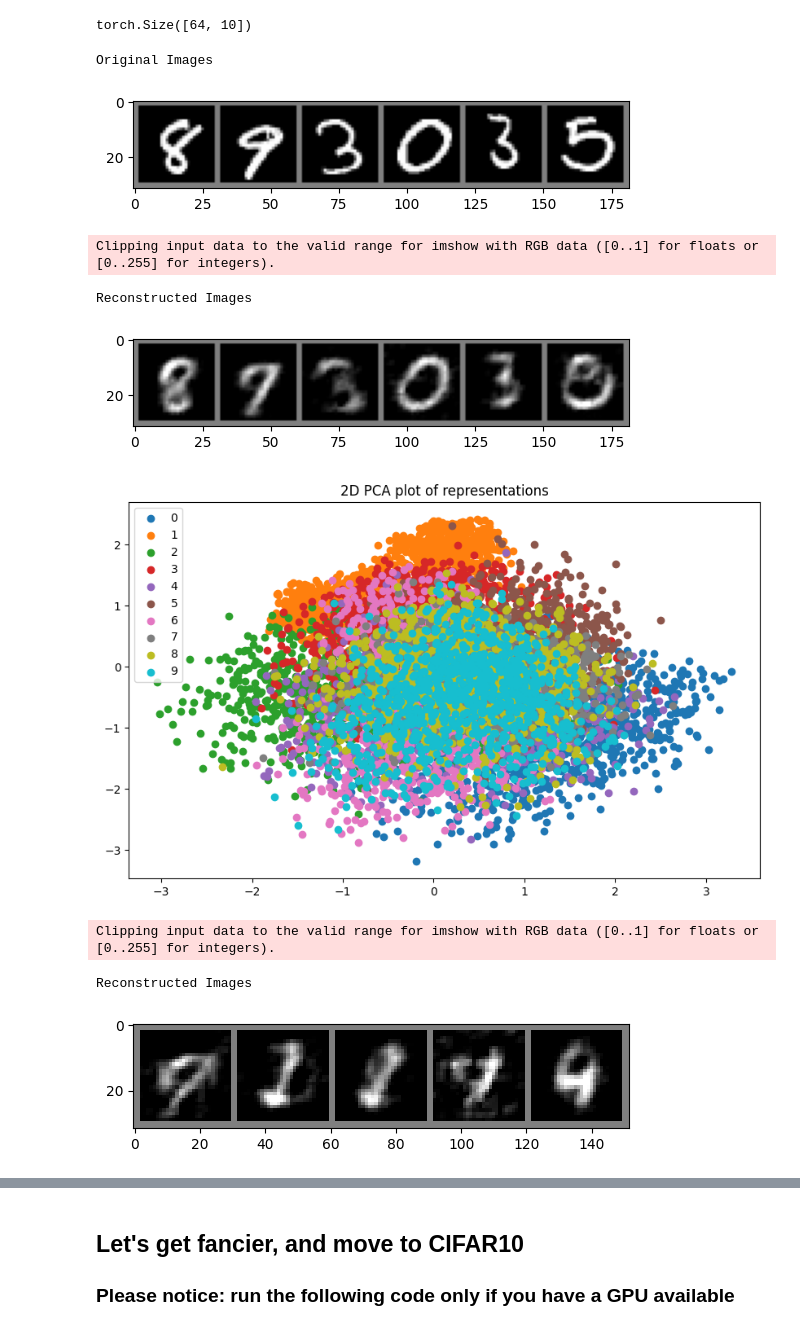
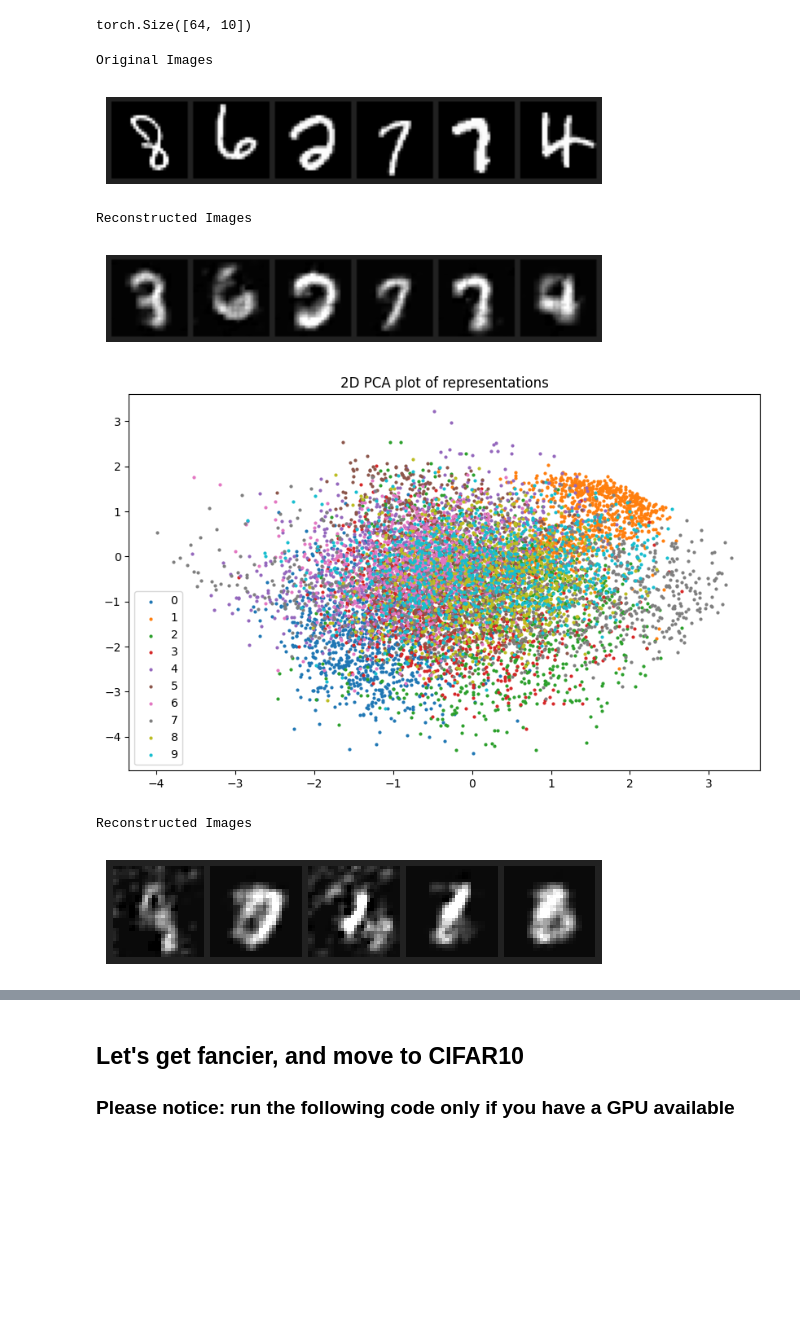
Before and after one commit to fcaretti/VAE_tutorial, a Jupyter notebook: VAE_intro.ipynb, the cells around one changed output, grey strips where cells are left out. Cells and saved outputs as stored; diff of their text form; code cells hidden in the pictures; blank space fills up the shorter version.

```diff
--- a/VAE_intro.ipynb
+++ b/VAE_intro.ipynb
@@ -278,8 +270,8 @@ class ConvVAE(nn.Module):
 def kl_divergence(mu, logvar):
     return -0.5 * torch.sum(1 + logvar - mu.pow(2) - logvar.exp())
 # %%
-VAE = ConvVAE()
-optimizer = torch.optim.SGD(VAE.parameters(), lr=0.00001, weight_decay=1e-5, momentum=0.9)
+VAE_mnist = ConvVAE_MNIST()
+optimizer = torch.optim.SGD(VAE_mnist.parameters(), lr=0.00001, weight_decay=1e-5, momentum=0.9)
 criterion = nn.MSELoss(reduction='sum')
 # %%
 n_epochs = 5
@@ -291,9 +283,9 @@ with torch.no_grad():  # No need to track gradients
         #img = img.view(img.size(0), -1)
         #if convolutional
         img = img.view(img.size(0), 1, 28, 28)
-        train_output, mu, logvar = VAE(img)
+        train_output, mu, logvar = VAE_mnist(img)
         train_loss += ((criterion(train_output, img)+kl_divergence(mu,logvar)).item()/img.size(0))
-train_loss /= len(train_loader)
+train_loss /= (len(train_loader)*28*28)
 print(f'Initial Train Loss: {train_loss}')
 
 for epoch in range(n_epochs):
@@ -303,27 +295,26 @@ for epoch in range(n_epochs):
         #if convolutional
         img = img.view(img.size(0), 1, 28, 28)
         # Forward pass
-        output, mu, logvar = VAE(img)
+        output, mu, logvar = VAE_mnist(img)
         loss = criterion(output, img)+kl_divergence(mu, logvar)
-        #loss = criterion(output, img)
         # Backward pass and optimize
         optimizer.zero_grad()
         loss.backward()
         optimizer.step()
 
     # Evaluation phase
-    VAE.eval()  # Set the network to evaluation mode
+    VAE_mnist.eval()  # Set the network to evaluation mode
 
     # Calculate training loss over the entire training set
     train_loss = 0
     with torch.no_grad():  # No need to track gradients
-        for img,_ in train_loader:
+        for img,_ in train_loader_2:
             #img = img.view(img.size(0), -1)
             #if convolutional
             img = img.view(img.size(0), 1, 28, 28)
-            train_output, mu, logvar = VAE(img)
+            train_output, mu, logvar = VAE_mnist(img)
             train_loss += ((criterion(train_output, img)+kl_divergence(mu,logvar)).item()/img.size(0))
-    train_loss /= len(train_loader)
+    train_loss /= (len(train_loader_2)*28*28)
 
     # Same for test
     test_loss = 0
@@ -332,8 +323,8 @@ for epoch in range(n_epochs):
             #img = img.view(img.size(0), -1)
             #if convolutional
             img = img.view(img.size(0), 1, 28, 28)
-            test_output, mu, logvar = VAE(img)
+            test_output, mu, logvar = VAE_mnist(img)
             test_loss += ((criterion(test_output, img)+kl_divergence(mu,logvar)).item()/img.size(0))
-    test_loss /= len(test_loader)
+    test_loss /= (len(test_loader)*28*28)
     print(f'Epoch {epoch+1}/{n_epochs} - Train Loss: {train_loss}, Test Loss: {test_loss}')
 # %% [output]
@@ -345,0 +337,13 @@ Epoch 5/5 - Train Loss: 116.28460260865036, Test Loss: 117.7756721496582
+# %%
+# Get a batch of test images
+images, _ = next(iter(test_loader))
+original_images = images  # Save the original images for comparison
+
+
+VAE_mnist.eval()  # Set the model to evaluation mode
+with torch.no_grad():  # No need to track gradients
+    #images = images.view(images.size(0), -1)
+    #if convolutional
+    images = images.view(images.size(0), 1, 28, 28)
+    reconstructed, mu, logvar = AE_mnist(images)
+    reconstructed = reconstructed.view(-1, 1, 28, 28)  # Reshape back to image format
@@ -349,12 +368,12 @@ images, _ = next(iter(test_loader))
 original_images = images  # Save the original images for comparison
 
 
-VAE.eval()  # Set the model to evaluation mode
+VAE_mnist.eval()  # Set the model to evaluation mode
 with torch.no_grad():  # No need to track gradients
     #images = images.view(images.size(0), -1)
     #if convolutional
     images = images.view(images.size(0), 1, 28, 28)
-    reconstructed, mu, logvar = VAE(images)
+    reconstructed, mu, logvar = VAE_mnist(images)
     reconstructed = reconstructed.view(-1, 1, 28, 28)  # Reshape back to image format
     print(latent.shape)
 # %% [output]
@@ -362,20 +381,19 @@ torch.Size([64, 10])
 # %%
 # Number of images to display
 num_images = 6
 
 # Display original images
 print("Original Images")
-imshow(torchvision.utils.make_grid(original_images[:num_images]))
+imshow_mnist(torchvision.utils.make_grid(original_images[:num_images]))
 plt.show()
 
 # Display reconstructed images
 print("Reconstructed Images")
-imshow(torchvision.utils.make_grid(reconstructed[:num_images]))
+imshow_mnist(torchvision.utils.make_grid(reconstructed[:num_images]))
 plt.show()
 # %% [output]
 Original Images
-[figure, old version]
+[figure, new version]
-Clipping input data to the valid range for imshow with RGB data ([0..1] for floats or [0..255] for integers).
+Reconstructed Images
-Reconstructed Images
-[figure, old version]
+[figure, new version]
 # %%
@@ -397,28 +415,27 @@ representations_2d = representations[:, :2].numpy()
 plt.figure(figsize=(10, 6))
 for i in range(10):
     indices = labels == i
-    plt.scatter(representations_2d[indices, 0], representations_2d[indices, 1], label=str(i), alpha=1)
+    plt.scatter(representations_2d[indices, 0], representations_2d[indices, 1], label=str(i), alpha=1, s=4)
 plt.legend()
 plt.title('2D PCA plot of representations')
 plt.show()
 # %% [output]
-[figure, old version]
+[figure, new version]
 # %%
 #generate random numbers from a normal distribution
 #feed them through the decoder
 
 latent_space_samples = torch.randn(5, 10)
-output = VAE.decoder(VAE.decoder_fc(latent_space_samples))
+output = VAE_mnist.decoder(VAE_mnist.decoder_fc(latent_space_samples))
 output = output.view(-1, 1, 28, 28)
 
 # Display reconstructed images
 print("Reconstructed Images")
-imshow(torchvision.utils.make_grid(output))
+imshow_mnist(torchvision.utils.make_grid(output))
 plt.show()
 # %% [output]
-Clipping input data to the valid range for imshow with RGB data ([0..1] for floats or [0..255] for integers).
+Reconstructed Images
-Reconstructed Images
-[figure, old version]
+[figure, new version]
 # %%
 #feed 10 images in the encoder and get the latent representations
 # Get a batch of test images
```
Also changed, not shown: parts of 22 cells of this notebook.
